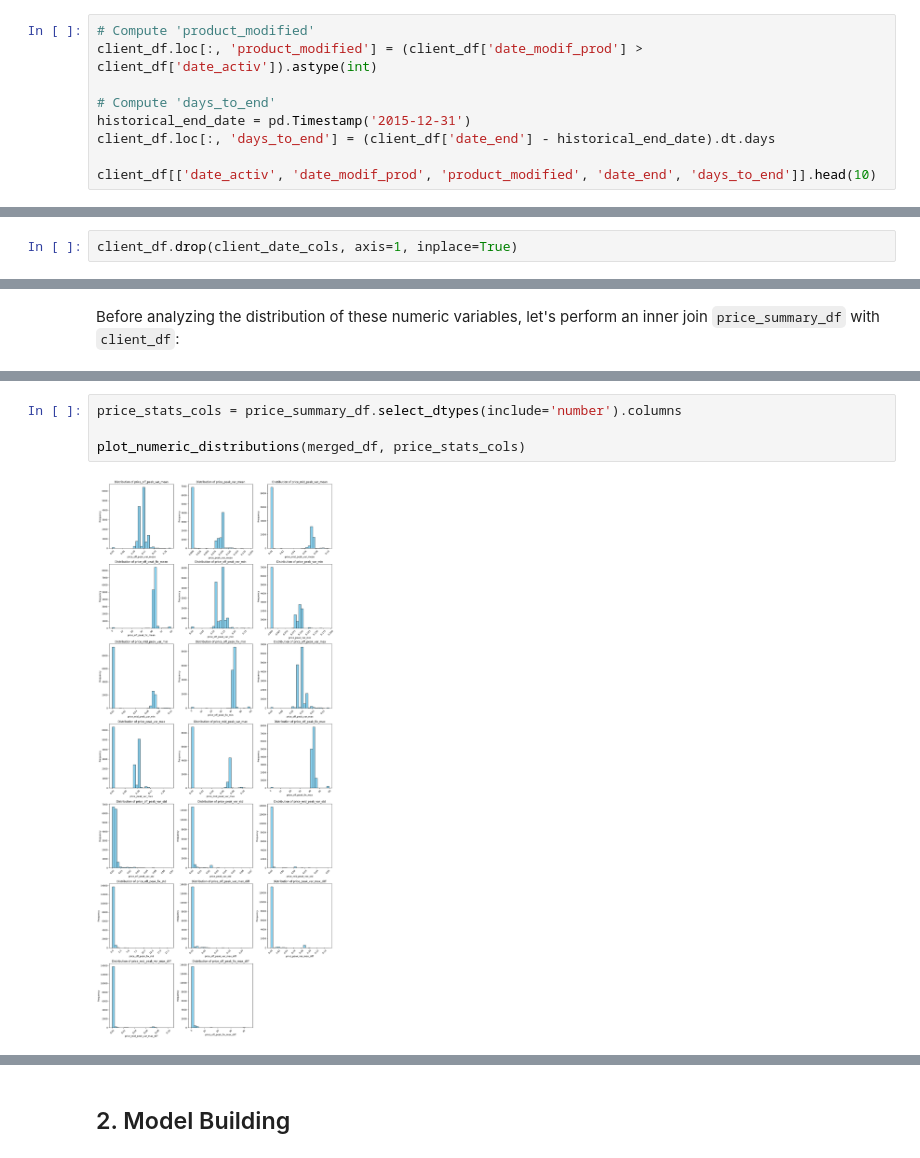
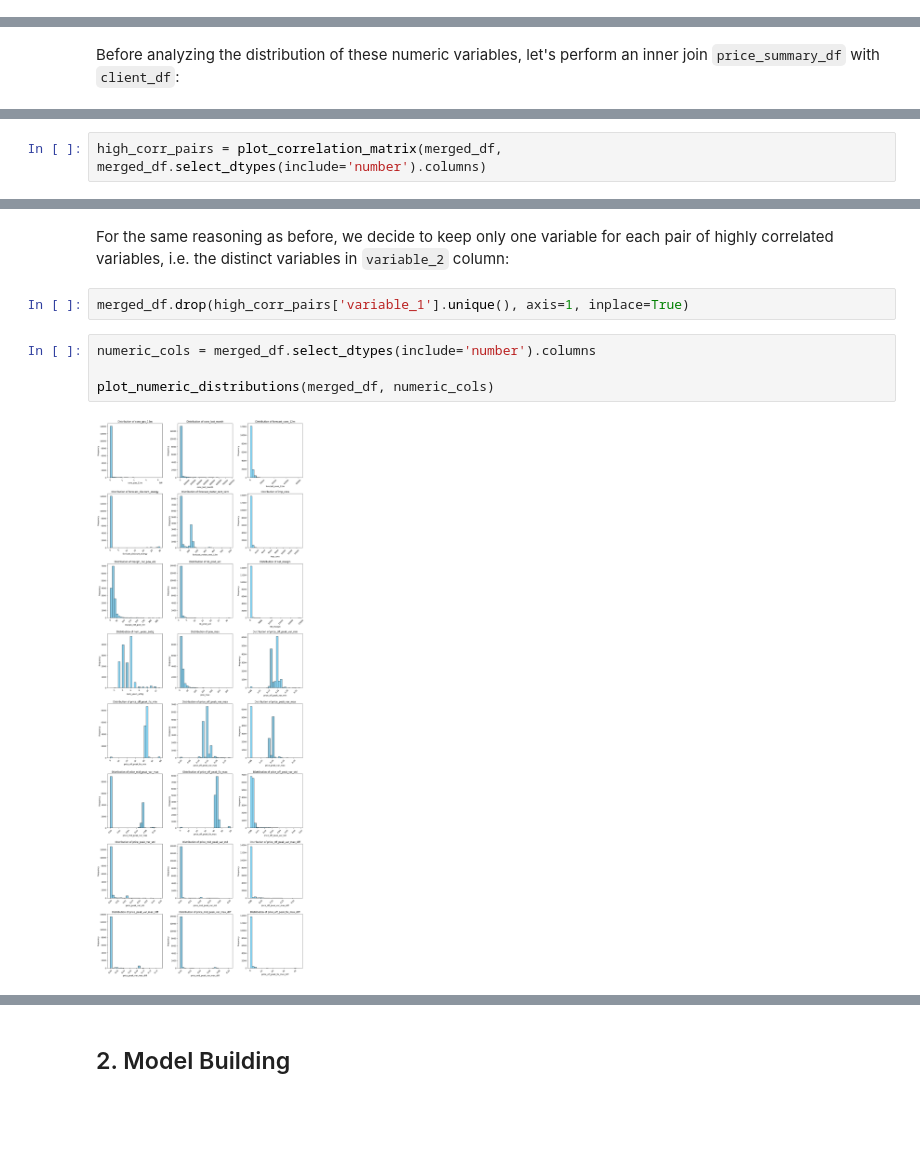
Before and after one commit to Mat-Gug/energy-churn-prediction, a Jupyter notebook: churn-prediction.ipynb, the cells around one changed output, grey strips where cells are left out. Saved outputs shown, nothing was run; the diff lists cells and outputs as text; blank space fills up the shorter version.

```diff
--- a/churn-prediction.ipynb
+++ b/churn-prediction.ipynb
@@ -620,9 +306,0 @@ Before removing the date variables from the dataset, let's create some features
-# %%
-# Compute 'product_modified'
-client_df.loc[:, 'product_modified'] = (client_df['date_modif_prod'] > client_df['date_activ']).astype(int)
-
-# Compute 'days_to_end'
-historical_end_date = pd.Timestamp('2015-12-31')
-client_df.loc[:, 'days_to_end'] = (client_df['date_end'] - historical_end_date).dt.days
-
-client_df[['date_activ', 'date_modif_prod', 'product_modified', 'date_end', 'days_to_end']].head(10)
@@ -651,2 +306,0 @@ See the caveats in the documentation: https://pandas.pydata.org/pandas-docs/stab
-# %%
-client_df.drop(client_date_cols, axis=1, inplace=True)
@@ -781,0 +439,2 @@ merged_df
+# %%
+high_corr_pairs = plot_correlation_matrix(merged_df, merged_df.select_dtypes(include='number').columns)
@@ -782,6 +463,10 @@ merged_df
+# %% [markdown]
+For the same reasoning as before, we decide to keep only one variable for each pair of highly correlated variables, i.e. the distinct variables in `variable_2` column:
+# %%
+merged_df.drop(high_corr_pairs['variable_1'].unique(), axis=1, inplace=True)
 # %%
-price_stats_cols = price_summary_df.select_dtypes(include='number').columns
+numeric_cols = merged_df.select_dtypes(include='number').columns
 
-plot_numeric_distributions(merged_df, price_stats_cols)
+plot_numeric_distributions(merged_df, numeric_cols)
 # %% [output]
-[figure, old version]
+[figure, new version]
```
Also changed, not shown: parts of 99 cells of this notebook, 1 other file.
